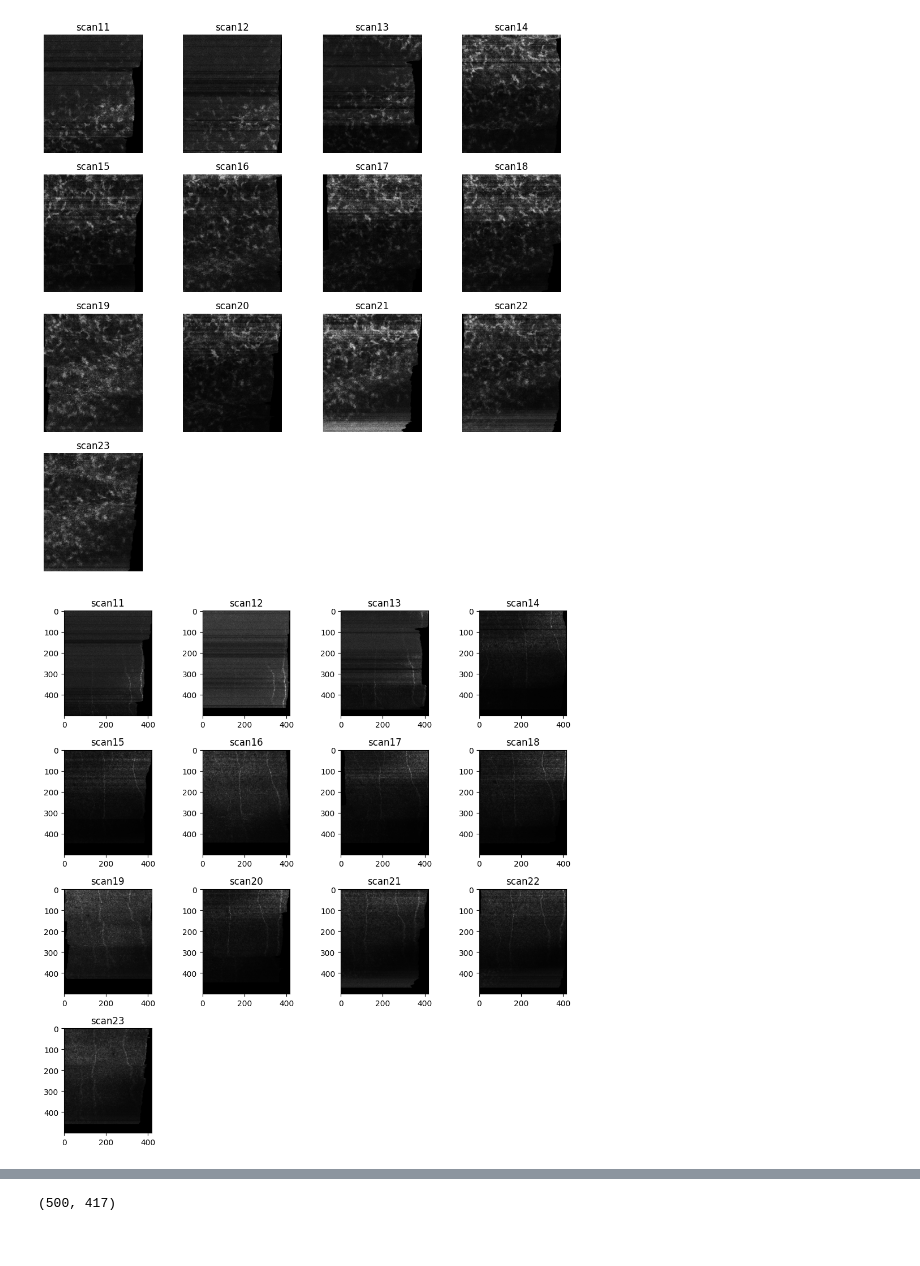
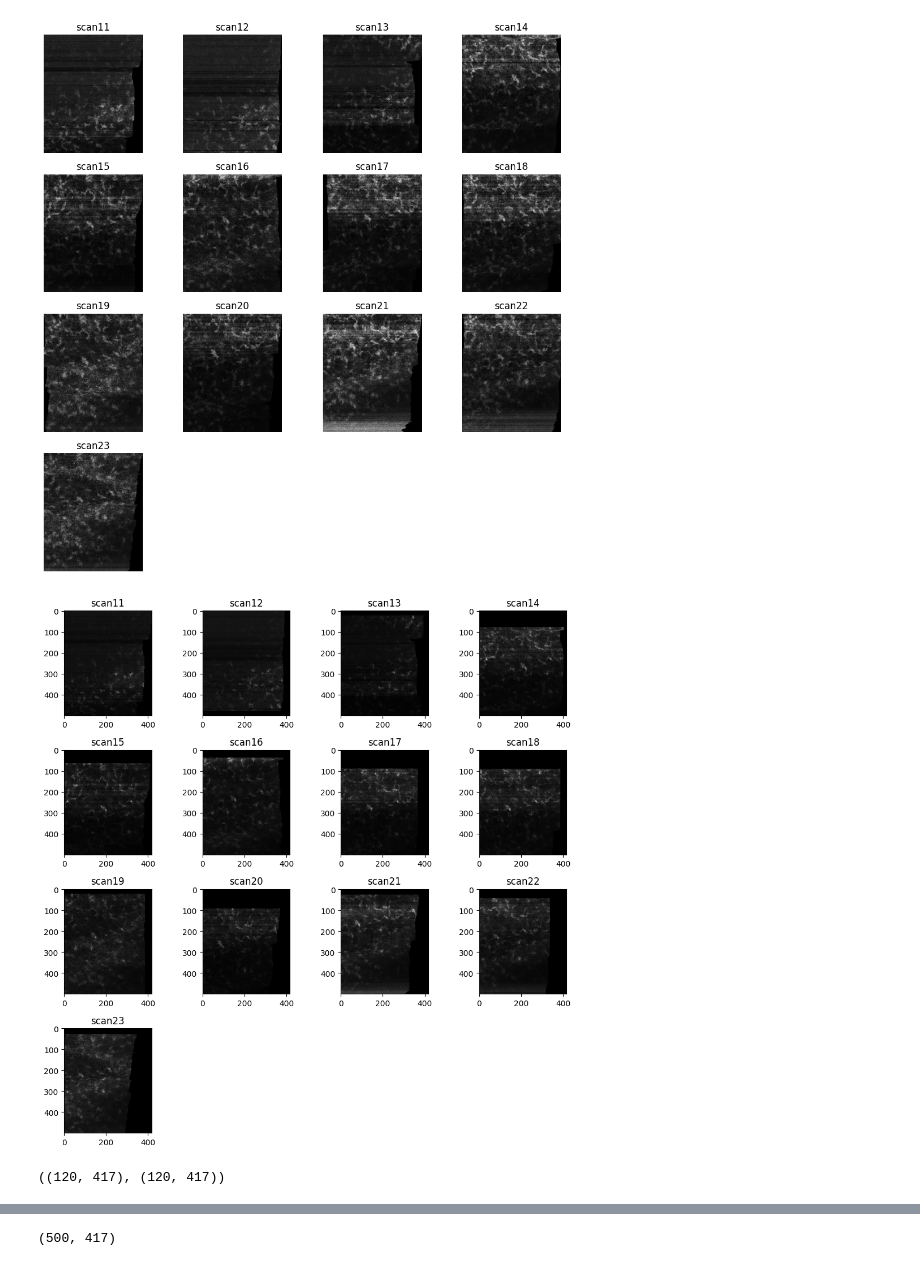
Before and after one commit to AKA2320/OCT_RA, a Jupyter notebook: volume_data/patrice_11_19_2024_timelapse/volume_eye_4.ipynb, the cells around one changed output, grey strips where cells are left out. Drawn from its saved outputs; the diff is of its cells as text; code cells hidden in the pictures.

```diff
--- a/volume_data/patrice_11_19_2024_timelapse/volume_eye_4.ipynb
+++ b/volume_data/patrice_11_19_2024_timelapse/volume_eye_4.ipynb
@@ -273,7 +276,7 @@ UP, DOWN = np.min(nn)-30,np.max(nn)+30
 def mse_fun_tran(shif,x,y):
     tform = AffineTransform(translation=(0,shif[0]))
     warped = warp(y, tform,order=3)
-    return -ncc(x,warped)
+    return 1-ncc(x,warped)
 
 
 def ants_all_trans(data):
@@ -295,11 +298,11 @@ def ants_all_trans(data):
         temp_tform_manual = AffineTransform(translation=(0,0))
         temp_manual = temp_img.copy()
         for _ in range(5):
-            move = optimize.dual_annealing(shift_ncc, bounds = ([[-100,100]])
-                                        ,args = (reg_nerve_images[9][row:row+10],reg_nerve_images[8][row:row+10]))['x']
-            # move = minz(method='powell',fun = mse_fun_tran,x0 =(0),
-            #             args = (data[i][UP:DOWN][:,:50]
-            #                     ,temp_manual[:,:50]))['x']
+            # move = optimize.dual_annealing(mse_fun_tran, bounds = ([[-100,100]])
+            #                             ,args = (data[i][UP:DOWN][:,:50],temp_manual[:,:50]))['x']
+            move = minz(method='powell',fun = mse_fun_tran,x0 =(0),
+                        args = (data[i][UP:DOWN][:,:50]
+                                ,temp_manual[:,:50]))['x']
             temp_transform = AffineTransform(translation=(0,move[0]))
             temp_manual = warp(temp_manual, temp_transform,order=3)
             temp_tform_manual = np.dot(temp_tform_manual,temp_transform)
@@ -469,53 +504,67 @@ def mse_fun_tran_ncc(shif,x,y):
     warped = warp(y, tform,order=3)
     return -ncc(x,warped)
 
-reg_nerve_images = np.empty((len(all_reg),(np.mean(datas[all_reg[0]].transpose(1,0,2)[1408:1412],axis=0)).shape[0]
-                                        ,(np.mean(datas[all_reg[0]].transpose(1,0,2)[1408:1412],axis=0)).shape[1]))
+
+def ants_reg_mapping(stat,mov):
+    ants1 = ants.from_numpy(stat.astype(np.float32))
+    ants2 = ants.from_numpy(mov.astype(np.float32))
+    # mov_mask = ants.from_numpy(moving_mask.astype(np.float64))
+    reg = ants_register(ants1,ants2,type_of_transform = 'Translation',
+                        aff_iterations=(1100, 1200, 1000, 500))
+    # reg_img = ants.apply_transforms(ants2, ants1, reg['fwdtransforms'])
+    return reg['fwdtransforms']
+
+reg_nerve_images = np.empty((len(all_reg),(np.mean(datas[all_reg[0]].transpose(1,0,2)[1400:1412],axis=0)).shape[0]
+                                        ,(np.mean(datas[all_reg[0]].transpose(1,0,2)[1400:1412],axis=0)).shape[1]))
 
 grid_size = int(np.ceil(np.sqrt(len(all_reg))))
 fig, axes = plt.subplots(grid_size, grid_size, figsize=(10, 10))
 axes = axes.flatten()
 # first_img = scp.sobel(equalize_adapthist(min_max(np.mean(datas[all_reg[0]].transpose(1,0,2)[1428:1436],axis=0))),1)
 # first_img = np.mean(datas[all_reg[0]].transpose(1,0,2)[1428:1436],axis=0)
 all_nerves_tranform = np.tile(np.eye(3),(len(all_reg),1,1))
 for i in tqdm(range(len(all_reg)-1)):
-    first_img = min_max(equalize_adapthist(min_max(np.mean(datas[all_reg[i]].transpose(1,0,2)[1408:1412],axis=0))))
-    temp_img = min_max(equalize_adapthist(min_max(np.mean(datas[all_reg[i+1]].transpose(1,0,2)[1408:1412],axis=0))))
-    temp_tform_manual = AffineTransform(translation=(0,0))
-    temp_manual = temp_img.copy()
-    for _ in range(5):
-        move = minz(method='powell',fun = mse_fun_tran_ncc,x0 =(0,0),
-                    args = (first_img,temp_manual))['x']
-        temp_transform = AffineTransform(translation=(0,move[1]))
-        temp_manual = warp(temp_manual, temp_transform,order=3)
-        temp_tform_manual = np.dot(temp_tform_manual,temp_transform)
-    temp_tform_manual = AffineTransform(matrix = temp_tform_manual)
-    all_nerves_tranform[i+1:] = np.dot(all_nerves_tranform[i+1:],temp_tform_manual)
+    first_img = min_max(equalize_adapthist(min_max(np.mean(datas[all_reg[i]].transpose(1,0,2)[1400:1412],axis=0))))
+    temp_img = min_max(equalize_adapthist(min_max(np.mean(datas[all_reg[i+1]].transpose(1,0,2)[1400:1412],axis=0))))
+    mat = scipy.io.loadmat(ants_reg_mapping(first_img,temp_img)[0])
+    tff = AffineTransform(translation = (mat['AffineTransform_float_2_2'][-2:][1,0],mat['AffineTransform_float_2_2'][-2:][0,0]))
+    all_nerves_tranform[i+1:] = np.dot(all_nerves_tranform[i+1:],tff)
+
+    # temp_tform_manual = AffineTransform(translation=(0,0))
+    # temp_manual = temp_img.copy()
+    # for _ in range(5):
+    #     move = minz(method='powell',fun = mse_fun_tran_ncc,x0 =(0,0),
+    #                 args = (first_img,temp_manual))['x']
+    #     temp_transform = AffineTransform(translation=(move[0],move[1]))
+    #     temp_manual = warp(temp_manual, temp_transform,order=3)
+    #     temp_tform_manual = np.dot(temp_tform_manual,temp_transform)
+    # temp_tform_manual = AffineTransform(matrix = temp_tform_manual)
+    # all_nerves_tranform[i+1:] = np.dot(all_nerves_tranform[i+1:],temp_tform_manual)
 
     # first_img = prewitt_image(scp.median_filter(first_img,size=5))
     # temp_img = prewitt_image(scp.median_filter(np.mean(datas[j].transpose(1,0,2)[1428:1436],axis=0),size=5))
 
     # ccs = phase_cross_correlation(first_img,temp_img,normalization=None,upsample_factor = 20)[0]
     # temp_tform_manual = AffineTransform(translation=(0,-ccs[1]))
     # all_nerves_tranform[i+1:] = np.dot(all_nerves_tranform[i+1:],temp_tform_manual)
 
     # first_img = warp(np.mean(datas[j].transpose(1,0,2)[1428:1436],axis=0),AffineTransform(translation=(0,-ccs[1])))
-    axes[i].imshow(warp(temp_img, temp_tform_manual,order=3), cmap='gray')
+    axes[i].imshow(warp(temp_img, tff,order=3), cmap='gray')
     axes[i].set_title(all_reg[i])
     # axes[i].axis('off')  # Turn off axis labels
 
 for i in range(len(all_reg)):
-    reg_nerve_images[i] = warp(np.mean(datas[all_reg[i]].transpose(1,0,2)[1428:1436],axis=0), all_nerves_tranform[i],order=3)
-    axes[i].imshow(warp(np.mean(datas[all_reg[i]].transpose(1,0,2)[1428:1436],axis=0), all_nerves_tranform[i],order=3), cmap='gray')
+    reg_nerve_images[i] = warp(np.mean(datas[all_reg[i]].transpose(1,0,2)[1400:1412],axis=0), all_nerves_tranform[i],order=3)
+    axes[i].imshow(warp(np.mean(datas[all_reg[i]].transpose(1,0,2)[1400:1412],axis=0), all_nerves_tranform[i],order=3), cmap='gray')
     axes[i].set_title(all_reg[i])
     # axes[i].axis('off')
 
 
 # If the number of images doesn't perfectly fill the grid, hide extra subplots
 for i in range(len(all_reg), len(axes)):
     axes[i].axis('off')
 
 plt.tight_layout()
 plt.show()
 # %% [output]
-[figure, old version]
+[figure, new version]
@@ -521,0 +575,4 @@ plt.show()
+# %%
+datas['scan18'][0,-200:-80].shape,test1.shape
+# %% [output]
+((120, 417), (120, 417))
```
Also changed, not shown: parts of 23 cells of this notebook.
